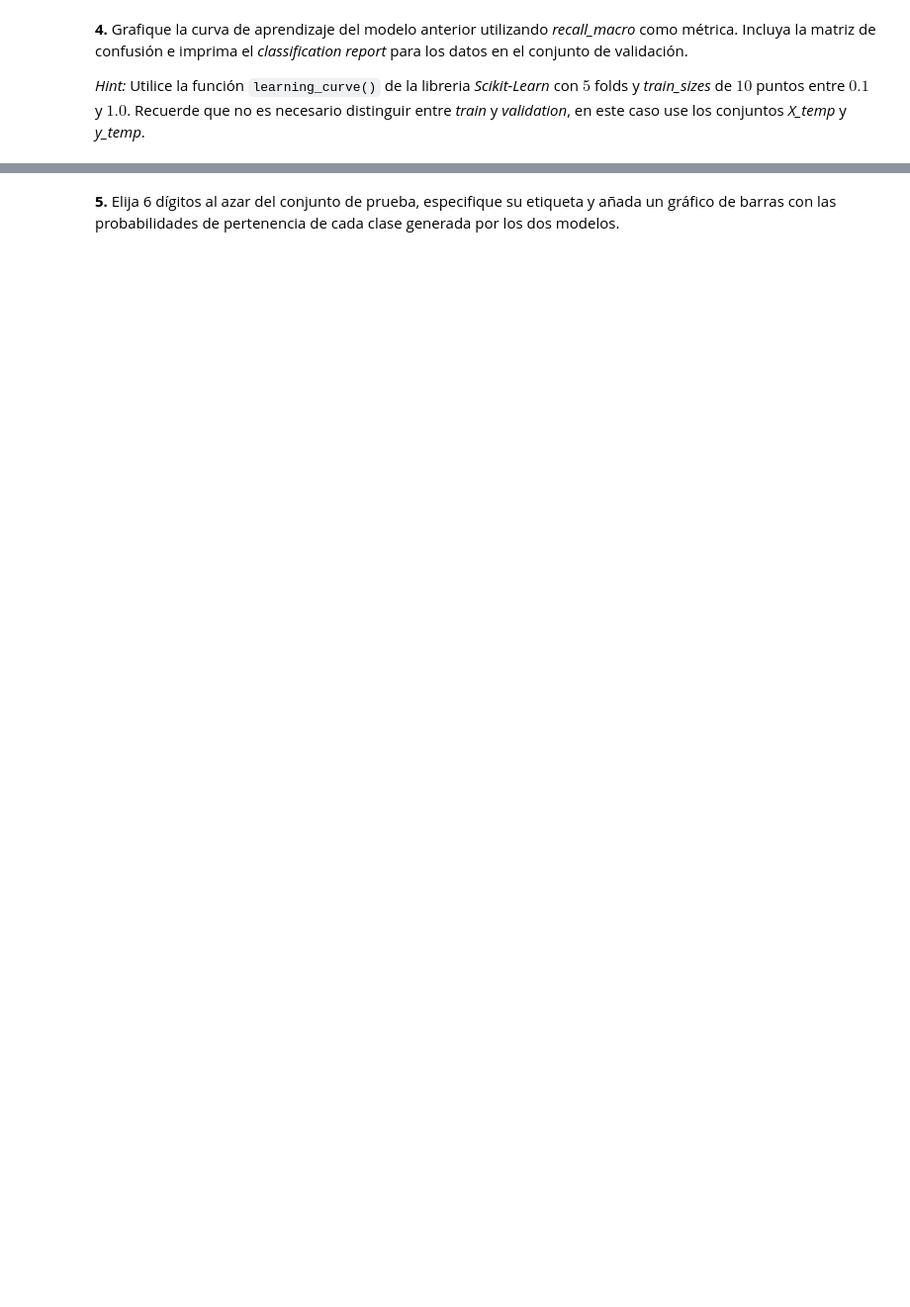
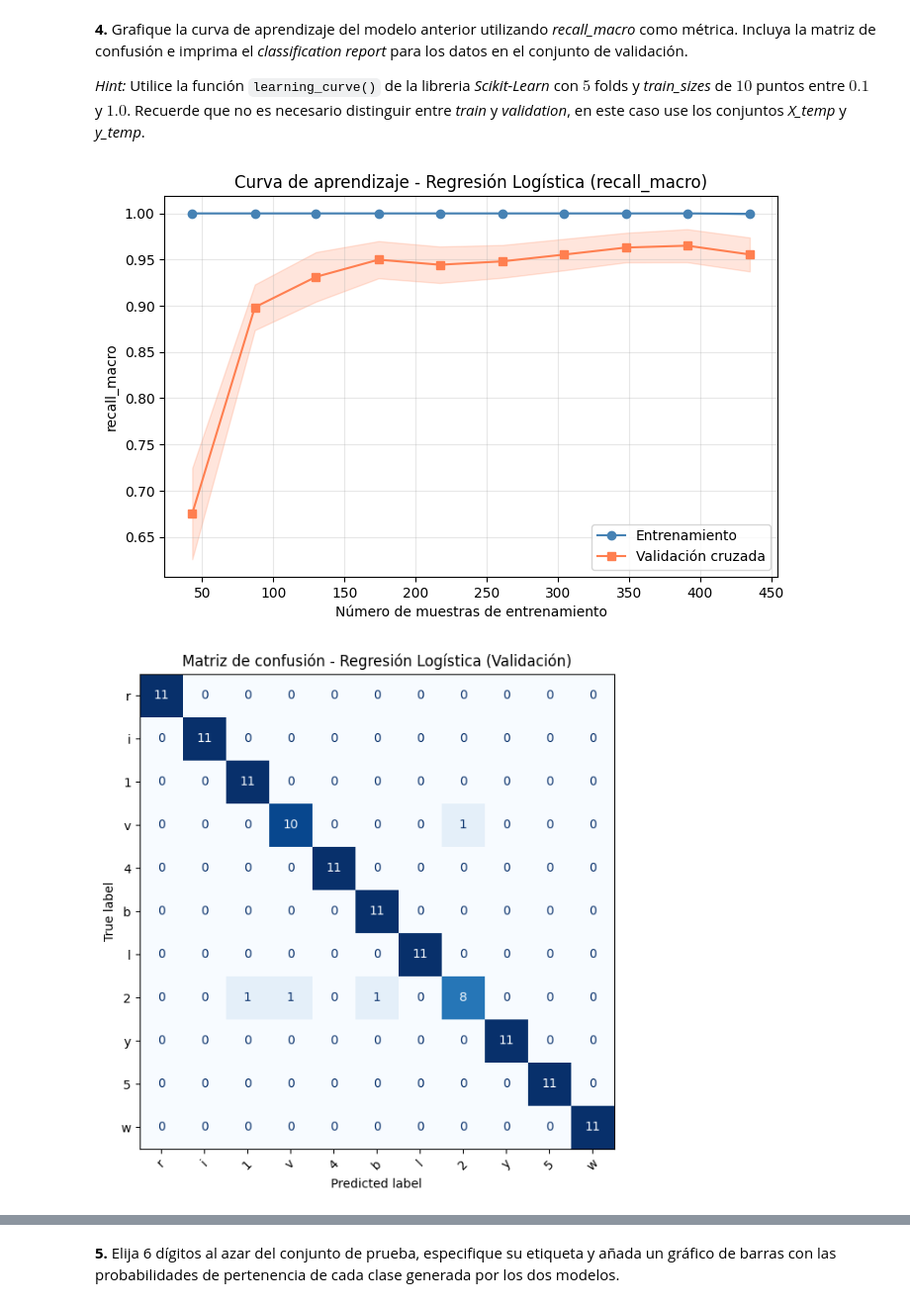
Before and after one commit to GargolasML/LabsML, a Jupyter notebook: Lab14/Laboratorio_14_20261 - Copy.ipynb, the cells around one changed output, grey strips where cells are left out. Shown at 99% size. Drawn from its saved outputs; the diff is of its cells as text; code cells hidden in the pictures; blank space fills up the shorter version.

```diff
--- a/Lab14/Laboratorio_14_20261 - Copy.ipynb
+++ b/Lab14/Laboratorio_14_20261 - Copy.ipynb
@@ -237,2 +331,19 @@ Observe que en este caso, el modelo impone una separación lineal en el espacio
 # %% [markdown]
 **3.** Entrene un modelo de Regresión Logística con un número máximo de iteraciones de $5000$ y una constante de regularización $C$ de $50$.
+# %%
+from sklearn.linear_model import LogisticRegression
+from sklearn.pipeline import Pipeline
+
+# Estandarizamos los predictores dentro de un Pipeline para que la regularización
+# afecte por igual a todas las características y la conversión sea limpia al usar learning_curve
+log_reg_pipe = Pipeline([
+    ('scaler', StandardScaler()),                                       # z-score por columna
+    ('clf', LogisticRegression(max_iter=5000, C=50, random_state=42))   # multinomial por defecto en sklearn moderno
+])
+
+# Ajustamos el modelo sobre el conjunto de entrenamiento
+log_reg_pipe.fit(X_train, y_train)
+
+# Reportamos el accuracy en train y validación a manera de control
+print(f"Accuracy en entrenamiento: {log_reg_pipe.score(X_train, y_train):.4f}")
+print(f"Accuracy en validación:    {log_reg_pipe.score(X_val, y_val):.4f}")
@@ -240,3 +354,56 @@ Observe que en este caso, el modelo impone una separación lineal en el espacio
 **4.** Grafique la curva de aprendizaje del modelo anterior utilizando *recall_macro* como métrica. Incluya la matriz de confusión  e imprima el *classification report* para los datos en el conjunto de validación.
 
 *Hint:* Utilice la función `learning_curve()` de la libreria *Scikit-Learn* con $5$ folds y *train_sizes* de $10$ puntos entre $0.1$ y $1.0$. Recuerde que no es necesario distinguir entre *train* y *validation*, en este caso use los conjuntos *X_temp* y *y_temp*.
+# %%
+from sklearn.model_selection import learning_curve
+
+# Tamaños del conjunto de entrenamiento: 10 puntos equiespaciados entre 10% y 100%
+train_sizes_frac = np.linspace(0.1, 1.0, 10)
+
+# learning_curve realiza CV con 5 folds y reporta el score (recall_macro) tanto en train como en CV
+# Usamos X_temp, y_temp (entrenamiento + validación) para que la propia función arme los splits
+train_sizes, train_scores, val_scores = learning_curve(
+    estimator=log_reg_pipe,
+    X=X_temp, y=y_temp,
+    cv=5,
+    train_sizes=train_sizes_frac,
+    scoring='recall_macro',
+    n_jobs=-1
+)
+
+# Estadísticos por punto: media y desviación estándar entre los folds
+train_mean = train_scores.mean(axis=1)
+train_std  = train_scores.std(axis=1)
+val_mean   = val_scores.mean(axis=1)
+val_std    = val_scores.std(axis=1)
+
+# --- Graficamos la curva de aprendizaje ---
+fig, ax = plt.subplots(figsize=(8,5))
+ax.plot(train_sizes, train_mean, 'o-', color='steelblue', label='Entrenamiento')
+ax.fill_between(train_sizes, train_mean-train_std, train_mean+train_std, color='steelblue', alpha=0.2)
+ax.plot(train_sizes, val_mean, 's-', color='coral', label='Validación cruzada')
+ax.fill_between(train_sizes, val_mean-val_std, val_mean+val_std, color='coral', alpha=0.2)
+ax.set_title('Curva de aprendizaje - Regresión Logística (recall_macro)')
+ax.set_xlabel('Número de muestras de entrenamiento')
+ax.set_ylabel('recall_macro')
+ax.legend(loc='lower right')
+ax.grid(alpha=0.3)
+plt.show()
+
+# --- Predicciones sobre el conjunto de validación ---
+y_val_pred_lr = log_reg_pipe.predict(X_val)
+
+# --- Matriz de confusión ---
+cm_lr = confusion_matrix(y_val, y_val_pred_lr)
+disp_lr = ConfusionMatrixDisplay(confusion_matrix=cm_lr, display_labels=class_names)
+fig, ax = plt.subplots(figsize=(8,7))
+disp_lr.plot(ax=ax, cmap='Blues', xticks_rotation=45, colorbar=False)
+ax.set_title('Matriz de confusión - Regresión Logística (Validación)')
+plt.show()
+
+# --- Classification report ---
+print("Classification Report - Regresión Logística (Validación):")
+print(classification_report(y_val, y_val_pred_lr, target_names=class_names))
+# %% [output]
+[figure, added]
+[figure, added]
```
Also changed, not shown: parts of 9 cells of this notebook.
